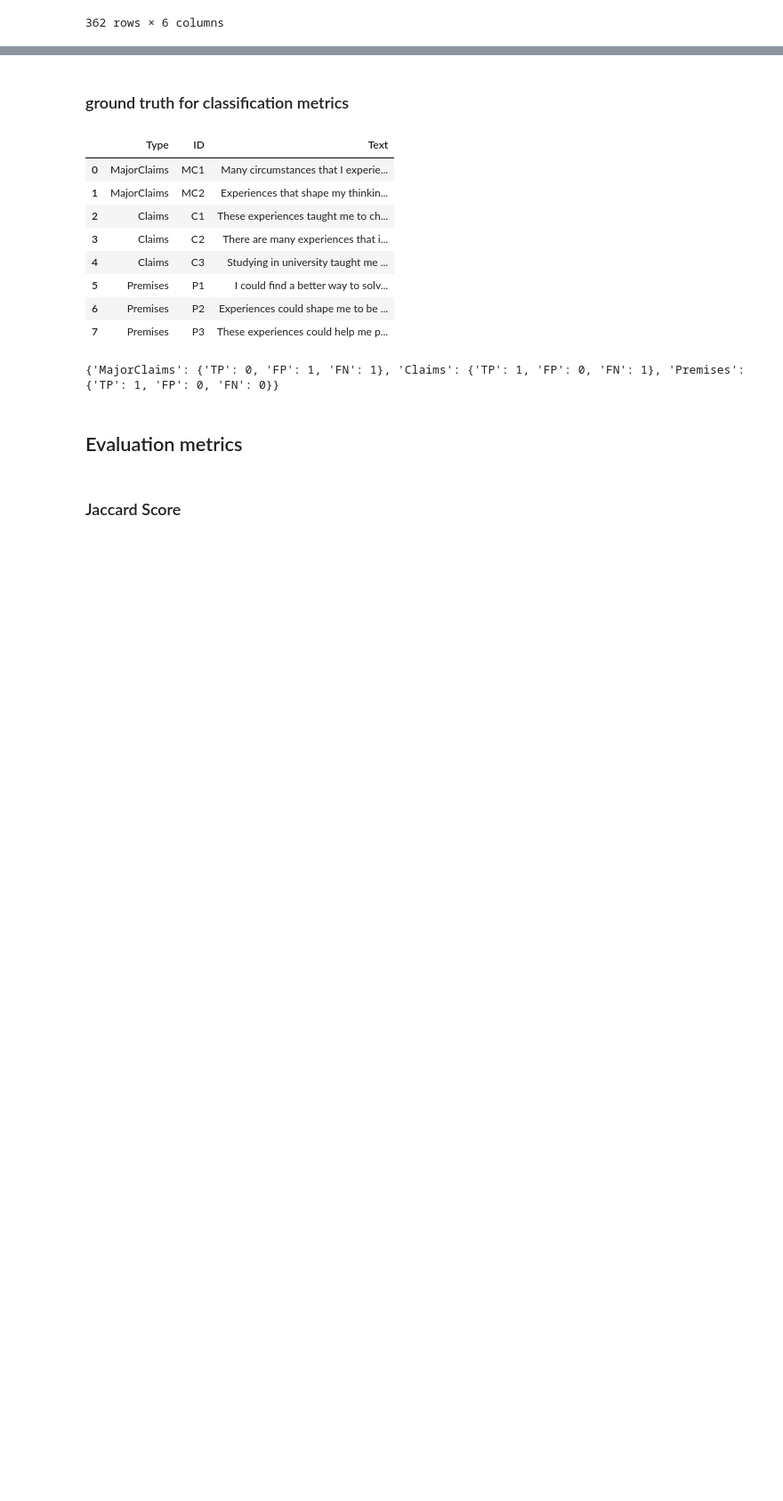
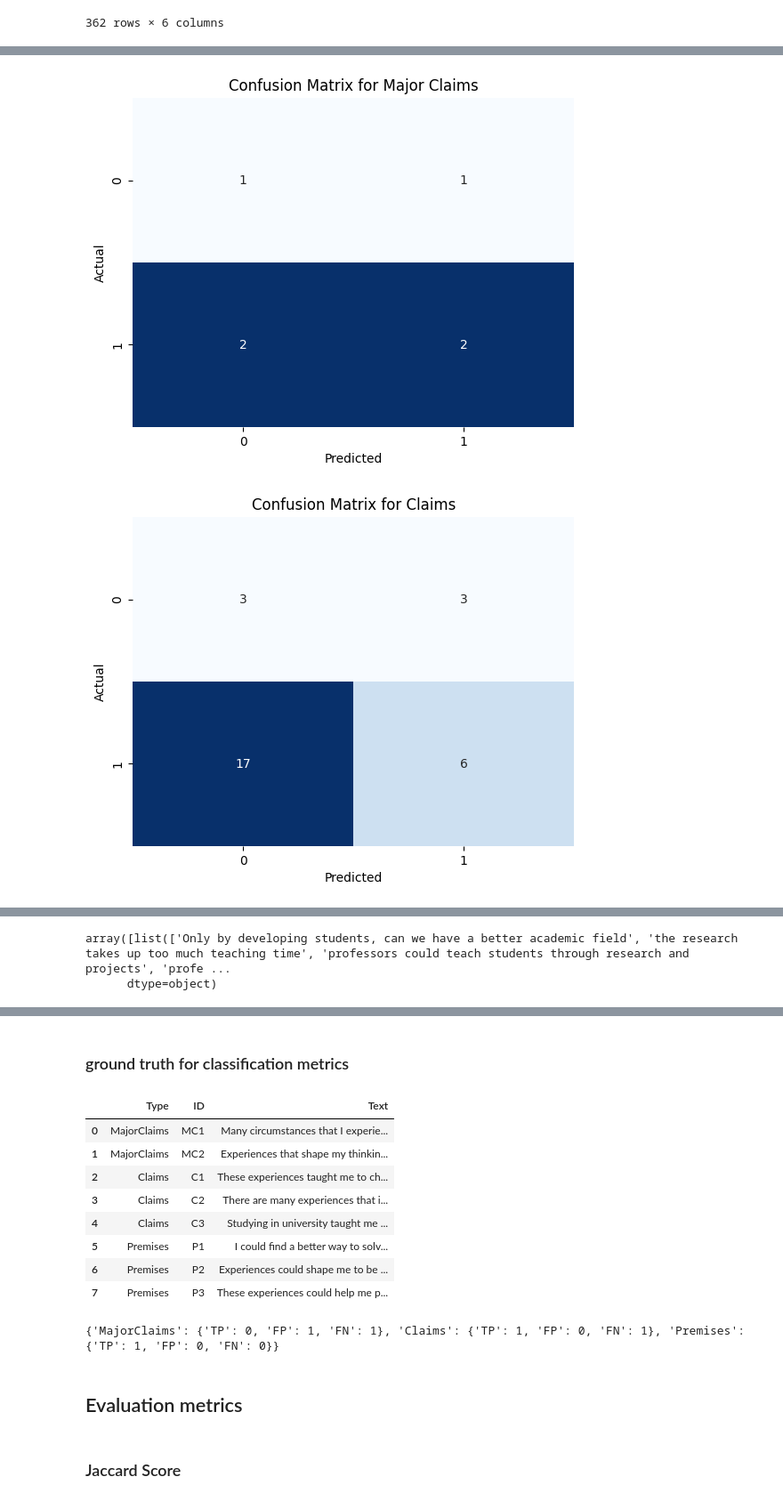
Before and after one commit to BF-DS/argument-mining, a Jupyter notebook: openai-test.ipynb, the cells around one changed output, grey strips where cells are left out. Shown at 89% size. Saved outputs shown, nothing was run; the diff lists cells and outputs as text; code cells hidden in the pictures; blank space fills up the shorter version.

Commit message:
building confusion matrix

```diff
--- a/openai-test.ipynb
+++ b/openai-test.ipynb
@@ -693,0 +788,59 @@ array([list(['Professors could combine doing research and preparing good courses
+# %%
+import seaborn as sns
+
+import matplotlib.pyplot as plt
+
+# Function to plot confusion matrix
+def plot_confusion_matrix(tp, fn, fp, tn, title):
+    data = [[tp, fn], [fp, tn]]
+    ax = sns.heatmap(data, annot=True, fmt="d", cmap="Blues", cbar=False)
+    ax.set_xlabel('Predicted')
+    ax.set_ylabel('Actual')
+    ax.set_title(title)
+    plt.show()
+
+# Calculate the sum of the columns for overall evaluation
+total_tp_mc = merged_df['MajorClaims_TP'].sum()
+total_fn_mc = merged_df['MajorClaims_FN'].sum()
+total_fp_mc = merged_df['MajorClaims_FP'].sum()
+total_tn_mc = merged_df['MajorClaims_TN'].sum()
+
+total_tp_c = merged_df['Claims_TP'].sum()
+total_fn_c = merged_df['Claims_FN'].sum()
+total_fp_c = merged_df['Claims_FP'].sum()
+total_tn_c = merged_df['Claims_TN'].sum()
+
+total_tp_p = merged_df['Premises_TP'].sum()
+total_fn_p = merged_df['Premises_FN'].sum()
+total_fp_p = merged_df['Premises_FP'].sum()
+total_tn_p = merged_df['Premises_TN'].sum()
+
+# Plot confusion matrix for Major Claims
+plot_confusion_matrix(
+    total_tp_mc,
+    total_fn_mc,
+    total_fp_mc,
+    total_tn_mc,
+    'Confusion Matrix for Major Claims'
+)
+
+# Plot confusion matrix for Claims
+plot_confusion_matrix(
+    total_tp_c,
+    total_fn_c,
+    total_fp_c,
+    total_tn_c,
+    'Confusion Matrix for Claims'
+)
+
+# Plot confusion matrix for Premises
+plot_confusion_matrix(
+    total_tp_p,
+    total_fn_p,
+    total_fp_p,
+    total_tn_p,
+    'Confusion Matrix for Premises'
+)
+# %% [output]
+[figure, added]
+[figure, added]
@@ -693,0 +848,11 @@ array([list(['Professors could combine doing research and preparing good courses
+# %%
+merged_df['claims_eval'].values#[0]
+'Only by developing students, can we have a better academic field',
+'the research takes up too much teaching time',
+'professors could teach students through research and projects',
+'professor should concern about preparing class',
+'professors should pay more attention on how to teach students rather than conduct research',
+'spending more time to nurture excellent students is more consequential to professors, rather than research'
+# %% [output]
+array([list(['Only by developing students, can we have a better academic field', 'the research takes up too much teaching time', 'professors could teach students through research and projects', 'profe ...
+      dtype=object)
```
Also changed, not shown: parts of 8 cells of this notebook, 1 other file.
